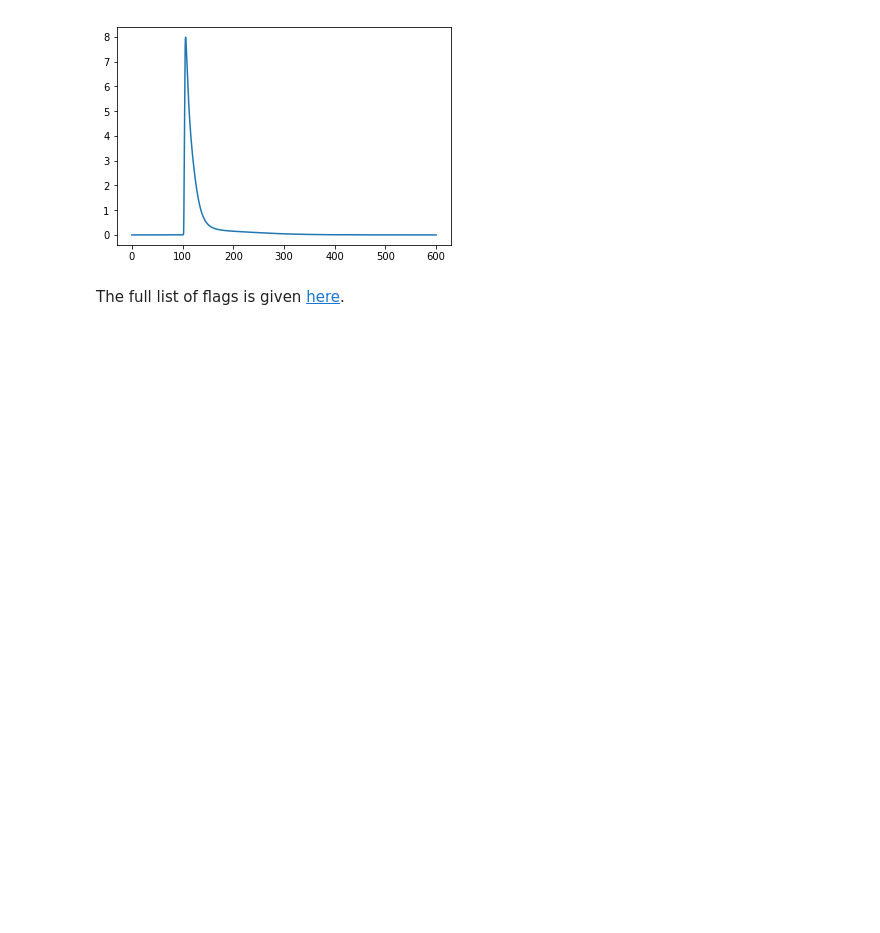
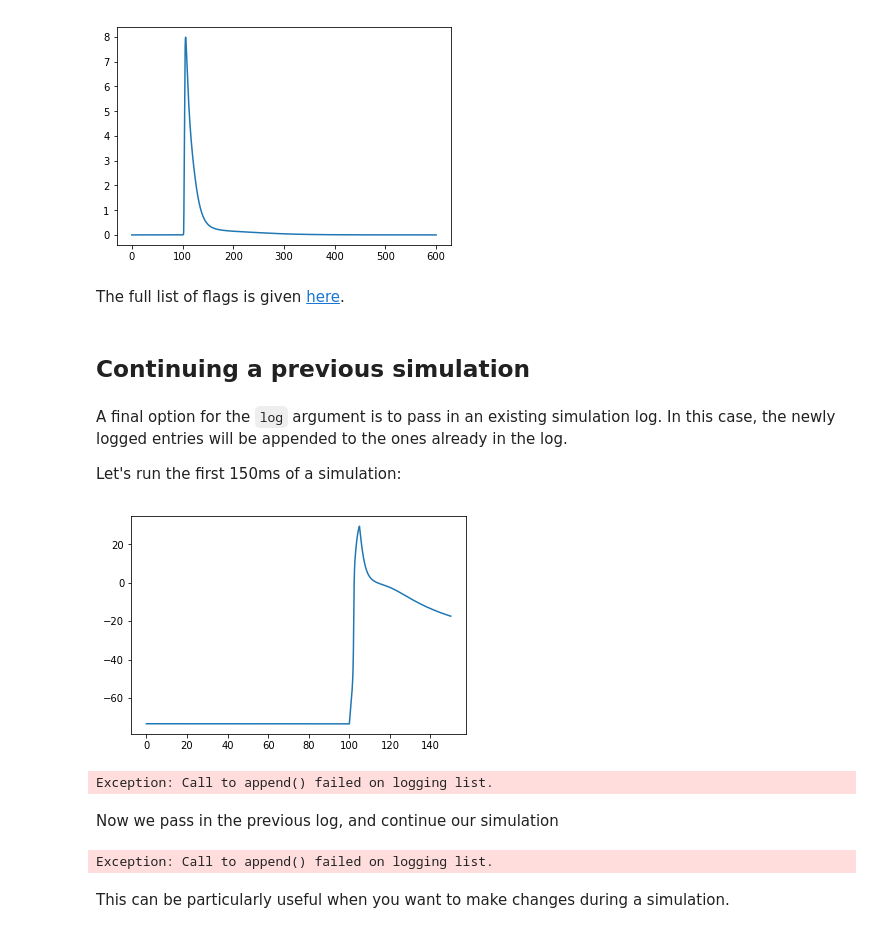
Before and after one commit to myokit/myokit, a Jupyter notebook: examples/basics-selecting-variables.ipynb, the cells around one changed output. Cells and saved outputs as stored; diff of their text form; code cells hidden in the pictures; blank space fills up the shorter version.

```diff
--- a/examples/basics-selecting-variables.ipynb
+++ b/examples/basics-selecting-variables.ipynb
@@ -138,3 +138,38 @@ plt.show()
 [figure]
 # %% [markdown]
 The full list of flags is given [here](https://myokit.readthedocs.io/api_simulations/DataLog.html#myokit.prepare_log).
+# %% [markdown]
+## Continuing a previous simulation
+# %% [markdown]
+A final option for the `log` argument is to pass in an existing simulation log. In this case, the newly logged entries will be appended to the ones already in the log.
+
+Let's run the first 150ms of a simulation:
+# %%
+sim.reset()
+
+d = sim.run(150)
+
+plt.figure()
+plt.plot(d.time(), d['membrane.V'])
+plt.show()
+
+d = sim.run(450, log=d)
+
+#plt.figure()
+#plt.plot(d.time(), d['membrane.V'])
+#plt.show()
+# %% [output]
+[figure, added]
+Exception: Call to append() failed on logging list.
+# %% [markdown]
+Now we pass in the previous log, and continue our simulation
+# %%
+d = sim.run(450, log=d)
+
+#plt.figure()
+#plt.plot(d.time(), d['membrane.V'])
+#plt.show()
+# %% [output]
+Exception: Call to append() failed on logging list.
+# %% [markdown]
+This can be particularly useful when you want to make changes during a simulation.
```
Also changed, not shown: parts of 1 cell of this notebook, 2 other files.
